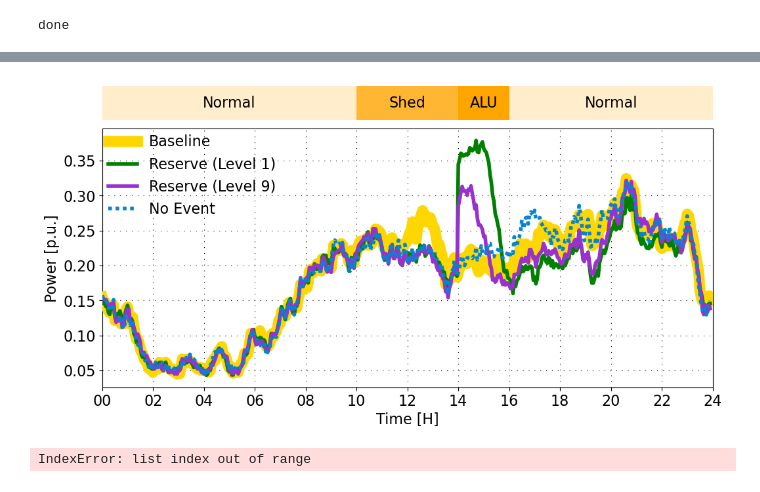
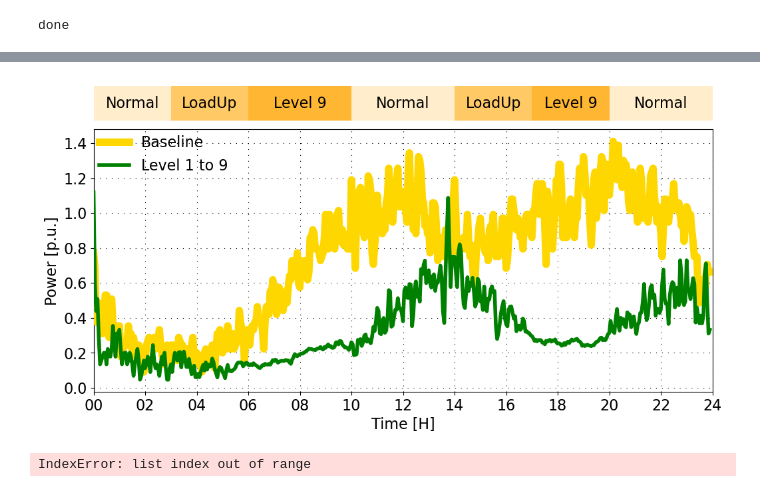
Before and after one commit to PortlandStatePowerLab/OCHRE_Run_Scripts, a Jupyter notebook: X4_analyzeDB.ipynb, the cells around one changed output, grey strips where cells are left out. Drawn from its saved outputs; the diff is of its cells as text; code cells hidden in the pictures.

```diff
--- a/X4_analyzeDB.ipynb
+++ b/X4_analyzeDB.ipynb
@@ -67,8 +67,11 @@ def process_parquet_baseline(filename, working_dir):
     elif "Efficiency" in filename:
         match = re.search(r"Efficiency(\d+)", filename)
         suffix = match.group(1) if match else "Efficiency"
+    elif "Baseline" in filename:
+        match = re.search(r"Baseline(\d+)", filename)
+        suffix = match.group(1) if match else "Baseline"
     else:
-        suffix = "Baseline"
+        suffix = "Other"
 
     # Group by Time → sum power
     power_sum = df.groupby('Time')['Water Heating Electric Power (kW)'].sum()
@@ -381,20 +386,23 @@ prated = 0.5
 n = 409
 N = n * prated
 
-# keys_to_plot = [key for key in all_results]
-keys_to_plot = ['180113_1_3_BaselineLoad_Control', '180113_1_3_Reserve20_Control','180113_1_3_ReserveCanceled2_Control', '180113_1_3_ReserveCanceled_Control']
-#keys_to_plot = ['180113_1_3_EfficiencyTest1C_Control', '180113_1_3_EfficiencyTest2C_Control', '180113_1_3_EfficiencyTest3C_Control', '180113_1_3_BaselineLoad_Control']
+keys_to_plot = [key for key in all_results]
+
+
 # -------------------------------
 # Example bars subplot data
 # -------------------------------
-# results = {'': [24]} # , 4, 3, 3, 4
-# words = ['Normal'] # , 'Normal', 'LoadUp', 'Shed', 'Normal'
-# results = {'': [3, 3, 4, 4, 3, 3, 4]}
-# words = ['Normal', 'LoadUp', 'Shed', 'Normal', 'LoadUp','Shed','Normal']
+#ENERGY
+results = {'': [3, 3, 4, 4, 3, 3, 4]}
+words = ['Normal', 'LoadUp', 'Level 9', 'Normal', 'LoadUp','Level 9','Normal']
+
+# EFFICIENCY TEST
 # results = {'': [6, 4, 7, 3, 4]}
 # words = ['Level 9', 'Level 1', 'Level 9', 'Level 1', 'Level 9']
-results = {'': [10, 4, 2, 8]}
-words = ['Normal', 'Shed', 'ALU', 'Normal']
+
+#RESERVE
+# results = {'': [10, 4, 2, 8]}
+# words = ['Normal', 'Shed', 'ALU', 'Normal']
 
 
 def short_label(key):
@@ -551,9 +559,9 @@ for i, db_series in enumerate(DB_list):
     colors = [cmap_trunc(i / (len(keys_to_plot) - 1))
               for i in range(len(keys_to_plot))]
 
-    lw = [12, 4, 4, 4]
+    lw = [8, 4, 4, 4]
     lab = [1, 2, 3, 4, 5, 6, 7, 8, 9]
-    lab = ['Baseline', 'Reserve (Level 1)', 'Reserve (Level 9)', 'No Event']
+    lab = ['Baseline', 'Level 1 to 9', 'Reserve (Level 9)', 'No Event']
     col = ['gold', 'green', 'darkorchid', 'xkcd:cerulean']
     ls = ["-","-", "-", (0, (1, 1)) ]
 
@@ -600,34 +608,34 @@ ax_control.tick_params(axis='y', labelsize=A)
 
 
 # X-axis formatting
 ax_control.set_xlim(0, 24)
 ax_control.set_xticks(range(0, 25, 2))
 ax_control.set_xticklabels([f"{h:02d}" for h in range(0, 25, 2)])
 
 # ax_control.set_ylim(0, 0.35)
 # ax_control.set_yticks([0, 0.05, 0.1, 0.15, 0.2, 0.25, 0.3])
 
 
 ax_control.grid(True, linestyle=(0, (1, 7)), color='black', linewidth=0.8)
 # ax_control.legend(fontsize=A)
 ax_control.legend(
     ncol=1,
     fontsize=A,
     loc="upper left",        # anchor the legend at the upper left of the bbox
     # bbox_to_anchor=(1., 1.0),  # move the legend outside, just to the right
     borderaxespad=0,          # remove padding between axes and legend
     frameon=False
 )
 
 
 RESULTS_DIR = r"C:\Users\danap\OCHRE_Working\Figs"
 filename = '180113_1_3_ReserveEfficiency2.pdf'
 filepath = os.path.join(RESULTS_DIR, filename)
 # plt.savefig(filepath, format='pdf', bbox_inches='tight', pad_inches=0)
 # plt.tight_layout()
 plt.show()
 # %% [output]
-[figure, old version]
+[figure, new version]
 # %%
 import matplotlib.pyplot as plt
 import numpy as np
```
Also changed, not shown: parts of 2 cells of this notebook, 2 other files.
